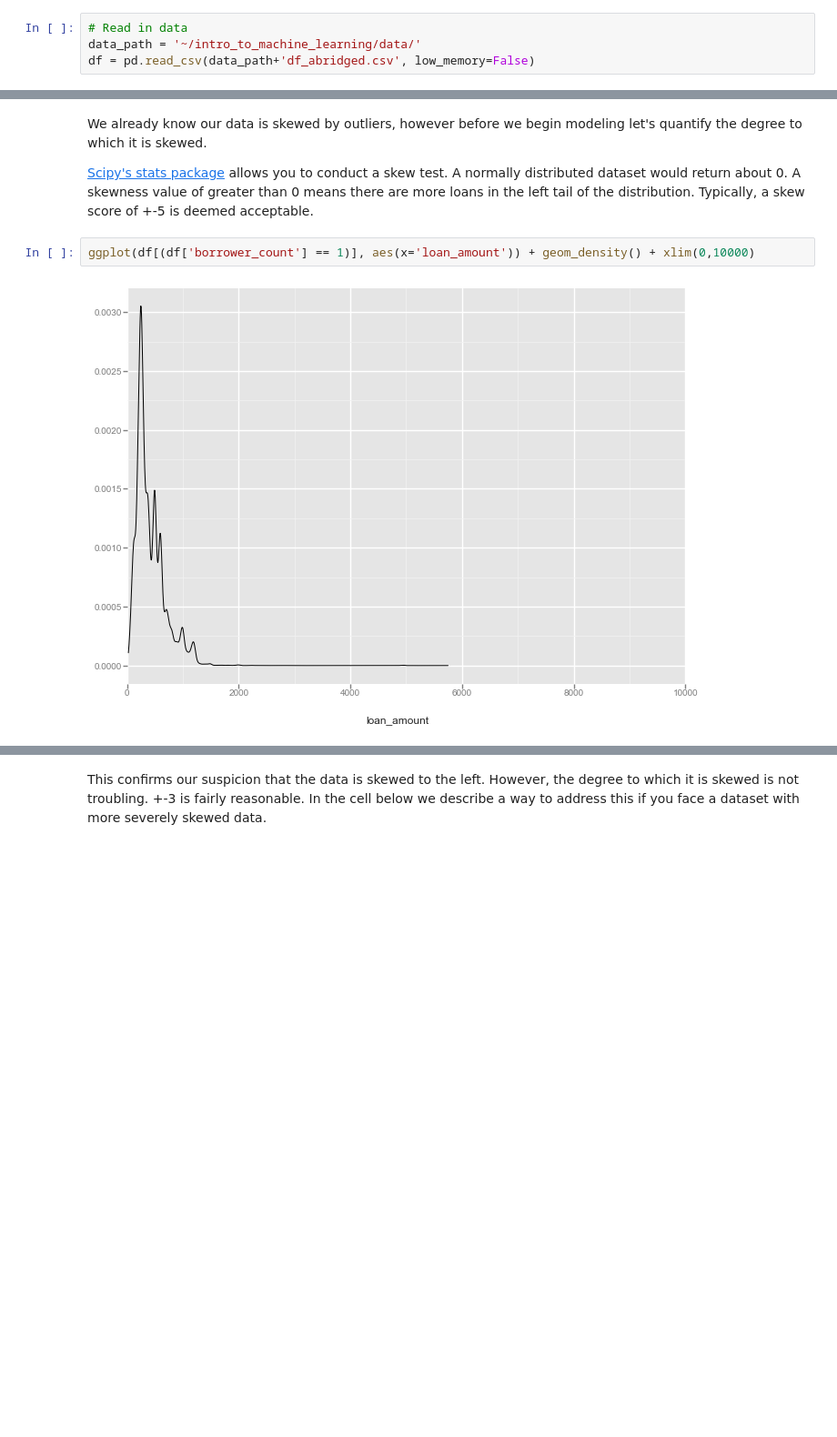
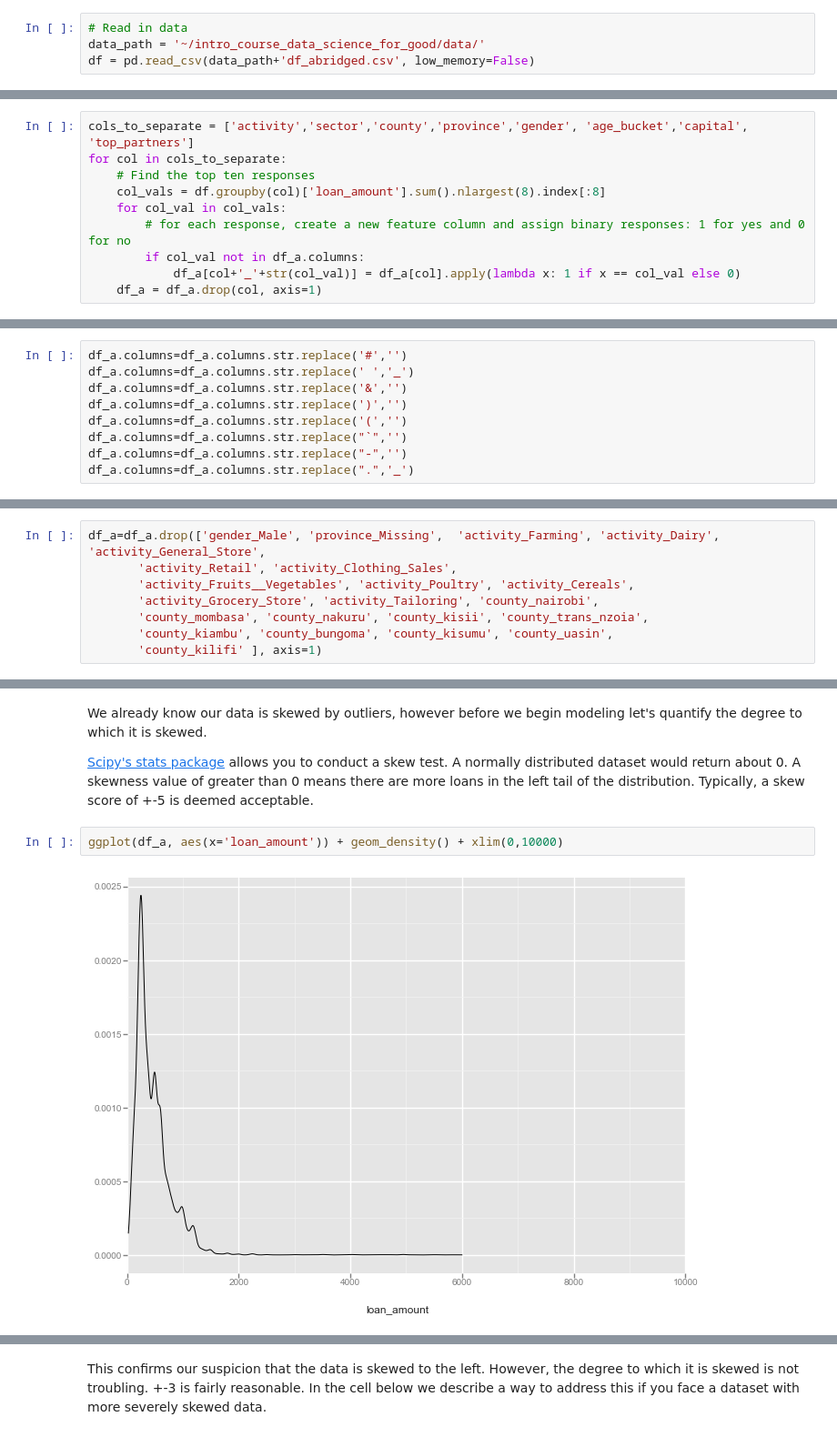
Before and after one commit to DeltaAnalytics/machine_learning_for_good, a Jupyter notebook: module_3/nbs/notebook_3_algorithm_development_extended.ipynb, the cells around one changed output, grey strips where cells are left out. Shown at 91% size. Saved outputs shown, nothing was run; the diff lists cells and outputs as text; blank space fills up the shorter version.

```diff
--- a/module_3/nbs/notebook_3_algorithm_development_extended.ipynb
+++ b/module_3/nbs/notebook_3_algorithm_development_extended.ipynb
@@ -70,4 +78,4 @@ Next we import the entire dataset and the kiva data dictionary
 # %%
 # Read in data
-data_path = '~/intro_to_machine_learning/data/'
+data_path = '~/intro_course_data_science_for_good/data/'
 df = pd.read_csv(data_path+'df_abridged.csv', low_memory=False)
@@ -73,0 +183,10 @@ df = pd.read_csv(data_path+'df_abridged.csv', low_memory=False)
+# %%
+cols_to_separate = ['activity','sector','county','province','gender', 'age_bucket','capital', 'top_partners']
+for col in cols_to_separate:
+    # Find the top ten responses
+    col_vals = df.groupby(col)['loan_amount'].sum().nlargest(8).index[:8]
+    for col_val in col_vals:
+        # for each response, create a new feature column and assign binary responses: 1 for yes and 0 for no
+        if col_val not in df_a.columns:
+            df_a[col+'_'+str(col_val)] = df_a[col].apply(lambda x: 1 if x == col_val else 0)
+    df_a = df_a.drop(col, axis=1)
@@ -73,0 +213,9 @@ df = pd.read_csv(data_path+'df_abridged.csv', low_memory=False)
+# %%
+df_a.columns=df_a.columns.str.replace('#','')
+df_a.columns=df_a.columns.str.replace(' ','_')
+df_a.columns=df_a.columns.str.replace('&','')
+df_a.columns=df_a.columns.str.replace(')','')
+df_a.columns=df_a.columns.str.replace('(','')
+df_a.columns=df_a.columns.str.replace("`",'')
+df_a.columns=df_a.columns.str.replace("-",'')
+df_a.columns=df_a.columns.str.replace(".",'_')
@@ -76,2 +364,10 @@ df = pd.read_csv(data_path+'df_abridged.csv', low_memory=False)
+# %%
+df_a=df_a.drop(['gender_Male', 'province_Missing',  'activity_Farming', 'activity_Dairy', 'activity_General_Store',
+       'activity_Retail', 'activity_Clothing_Sales',
+       'activity_Fruits__Vegetables', 'activity_Poultry', 'activity_Cereals',
+       'activity_Grocery_Store', 'activity_Tailoring', 'county_nairobi',
+       'county_mombasa', 'county_nakuru', 'county_kisii', 'county_trans_nzoia',
+       'county_kiambu', 'county_bungoma', 'county_kisumu', 'county_uasin',
+       'county_kilifi' ], axis=1)
 # %% [markdown]
 ### Normality
@@ -81,6 +377,6 @@ We already know our data is skewed by outliers, however before we begin modeling
 
 [Scipy's stats package](https://docs.scipy.org/doc/scipy-0.19.0/reference/generated/scipy.stats.skew.html) allows you to conduct a skew test. A normally distributed dataset would return about 0. A skewness value of greater than 0 means there are more loans in the left tail of the distribution. Typically, a skew score of +-5 is deemed acceptable.
 # %%
-ggplot(df[(df['borrower_count'] == 1)], aes(x='loan_amount')) + geom_density() + xlim(0,10000)
+ggplot(df_a, aes(x='loan_amount')) + geom_density() + xlim(0,10000)
 # %% [output]
-[figure, old version]
+[figure, new version]
```
Also changed, not shown: parts of 135 cells of this notebook.
